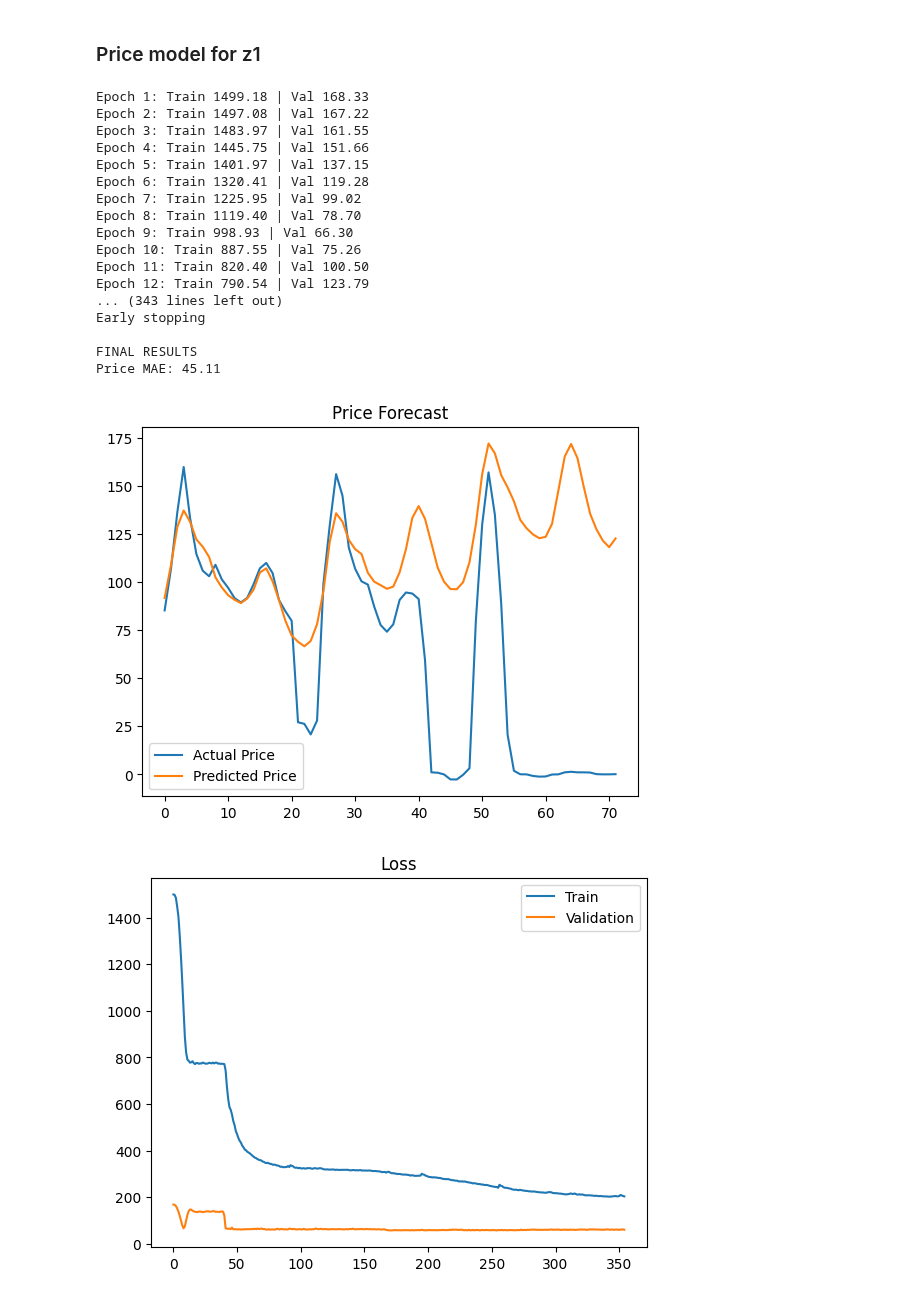
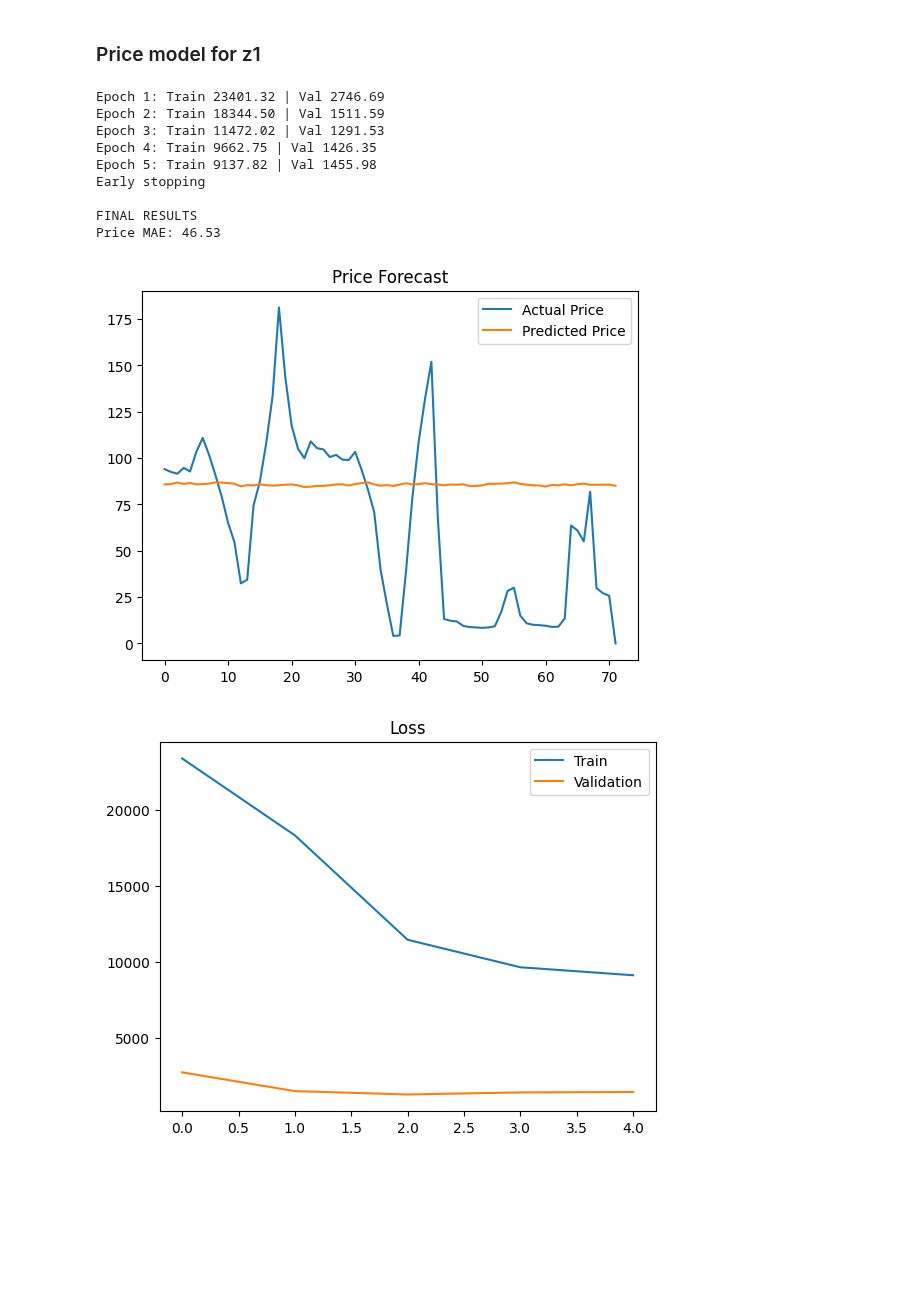
Before and after one commit to JonasDennisHansen/Advanced_business_analytics, a Jupyter notebook: LSTM_ludvig.ipynb, the cells around one changed output. Cells and saved outputs as stored; diff of their text form; code cells hidden in the pictures; blank space fills up the shorter version.

```diff
--- a/LSTM_ludvig.ipynb
+++ b/LSTM_ludvig.ipynb
@@ -172,6 +172,36 @@ class LSTMModel(nn.Module):
         out, _ = self.lstm(x)
         out = out[:, -1, :]
         return self.fc(out)
+
+class LSTMModelCarbon(nn.Module):
+    def __init__(self, input_dim, output_dim):
+        super().__init__()
+        self.lstm = nn.LSTM(input_dim, 48, num_layers=2, batch_first=True, dropout=0.2)
+        self.fc = nn.Sequential(
+            nn.Linear(48, 128),
+            nn.ReLU(),
+            nn.Linear(128, output_dim)
+        )
+
+    def forward(self, x):
+        out, _ = self.lstm(x)
+        out = out[:, -1, :]
+        return self.fc(out)
+
+class LSTMModelPrice(nn.Module):
+    def __init__(self, input_dim, output_dim):
+        super().__init__()
+        self.lstm = nn.LSTM(input_dim, 48, num_layers=2, batch_first=True, dropout=0.2)
+        self.fc = nn.Sequential(
+            nn.Linear(48, 128),
+            nn.ReLU(),
+            nn.Linear(128, output_dim)
+        )
+
+    def forward(self, x):
+        out, _ = self.lstm(x)
+        out = out[:, -1, :]
+        return self.fc(out)
 # %% [markdown]
 ### Training the model
 # %%
@@ -421,7 +455,6 @@ df = load_and_merge("final_data.csv", weather_paths)
 df = df[df["zone"] == "DK-DK1"].copy()
 
 df = basic_features(df, extra_lags=[168])
-df["rolling_mean_24"] = df["value_spot"].rolling(24).mean()
 
 df = add_time_features(df)
 
@@ -438,53 +471,44 @@ X_train, X_val, X_test, Y_train, Y_val, Y_test = prepare_data(
 )
 
 X_train, X_val, X_test, scaler = scale_data(X_train, X_val, X_test)
 
 X_train, Y_train = create_sequences(X_train, Y_train, SEQ_LEN, HORIZON)
 X_val, Y_val = create_sequences(X_val, Y_val, SEQ_LEN, HORIZON)
 X_test, Y_test = create_sequences(X_test, Y_test, SEQ_LEN, HORIZON)
 
 train_loader = DataLoader(SeqDataset(X_train, Y_train), batch_size=64, shuffle=True)
 val_loader   = DataLoader(SeqDataset(X_val, Y_val), batch_size=64)
 test_loader  = DataLoader(SeqDataset(X_test, Y_test), batch_size=64)
 
-import LSTM_PRICE
 
-model = LSTM_PRICE.LSTMModelPrice(
+model = LSTMModelPrice(
     input_dim=X_train.shape[2],
-    HORIZON=HORIZON
+    output_dim=HORIZON
 )
 model, train_losses, val_losses, best_val = train_model(
     model, train_loader, val_loader,
     nn.L1Loss(),
     torch.optim.Adam(model.parameters(), lr=0.001),
     EPOCHS,
-    patience=100
+    patience=2
 )
 
 preds, actuals = get_predictions(model, test_loader)
 
 evaluate_and_plot(preds, actuals, HORIZON, mode="price", idx=10)
 plot_losses(train_losses, val_losses)
 # %% [output]
-Epoch 1: Train 1499.18 | Val 168.33
-Epoch 2: Train 1497.08 | Val 167.22
-Epoch 3: Train 1483.97 | Val 161.55
-Epoch 4: Train 1445.75 | Val 151.66
-Epoch 5: Train 1401.97 | Val 137.15
-Epoch 6: Train 1320.41 | Val 119.28
-Epoch 7: Train 1225.95 | Val 99.02
-Epoch 8: Train 1119.40 | Val 78.70
-Epoch 9: Train 998.93 | Val 66.30
-Epoch 10: Train 887.55 | Val 75.26
-Epoch 11: Train 820.40 | Val 100.50
-Epoch 12: Train 790.54 | Val 123.79
-... (343 lines left out)
+Epoch 1: Train 23401.32 | Val 2746.69
+Epoch 2: Train 18344.50 | Val 1511.59
+Epoch 3: Train 11472.02 | Val 1291.53
+Epoch 4: Train 9662.75 | Val 1426.35
+Epoch 5: Train 9137.82 | Val 1455.98
 Early stopping
 
 FINAL RESULTS
-Price MAE: 45.11
+Price MAE: 46.53
-[figure, old version]
+[figure, new version]
-[figure, old version]
+[figure, new version]
 # %%
 example_input = X_train[0:1]  # Shape (1, SEQ_LEN, num_features)
 print("Example input shape:", example_input.shape)
```
Also changed, not shown: parts of 4 cells of this notebook, 3 other files.
